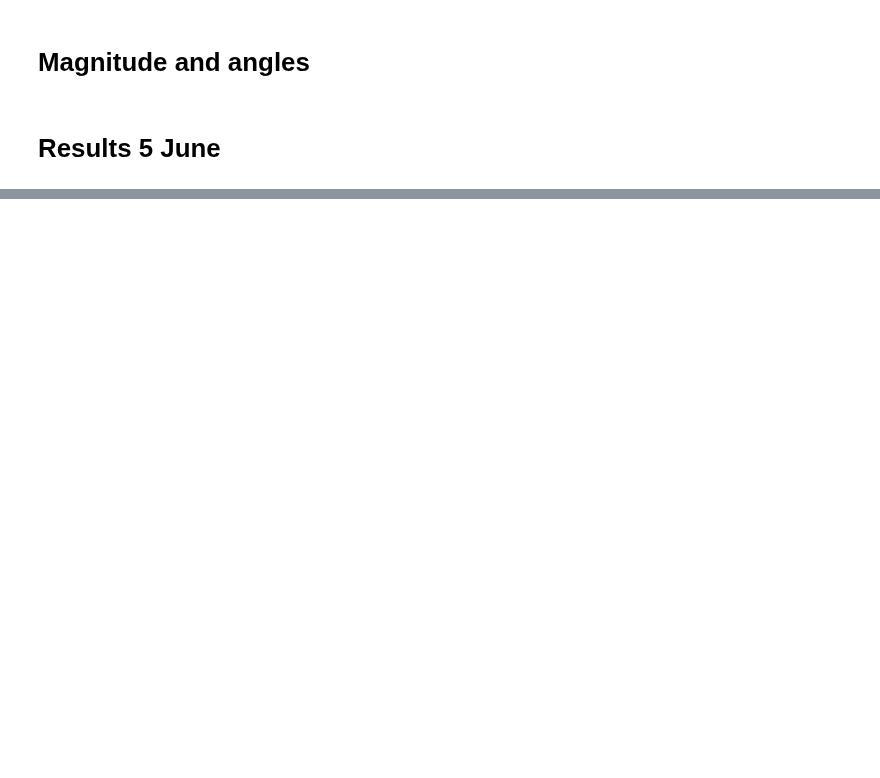
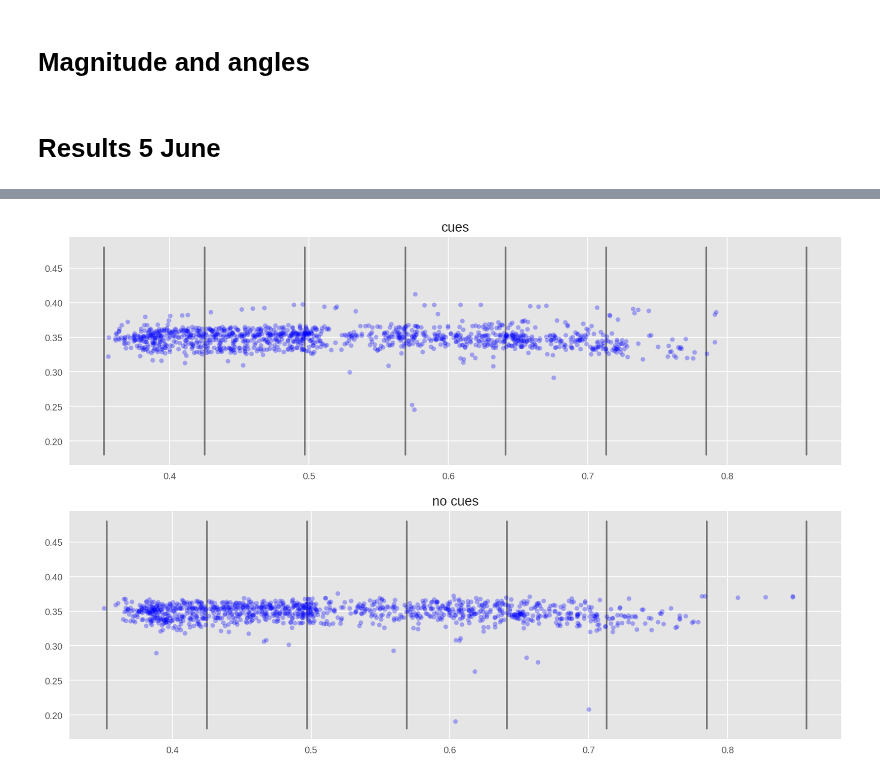
Before and after one commit to Roman-Belenya/perception_and_action, a Jupyter notebook: explore.ipynb, the cells around one changed output, grey strips where cells are left out. Saved outputs shown, nothing was run; the diff lists cells and outputs as text; code cells hidden in the pictures; blank space fills up the shorter version.

```diff
--- a/explore.ipynb
+++ b/explore.ipynb
@@ -147,0 +215,20 @@ plt.show()
+# %%
+# Fixations for occlusion, cue vs no cue, left to right
+
+ocl_fixations = fixations[(fixations['condition'] == 'Occlusion_Cue_LeftToRight') & (fixations['off_screen'] == False)]
+onl_fixations = fixations[(fixations['condition'] == 'Occlusion_NoCue_LeftToRight') & (fixations['off_screen'] == False)]
+
+fig = plt.figure(figsize = [15, 10])
+ax1 = fig.add_subplot(211)
+draw_cues(ax1, ybottom = 0.18, ytop = 0.48)
+ax1.plot(ocl_fixations['centre_x'], ocl_fixations['centre_z'], 'b.', alpha = 0.3, markersize = 10)
+ax1.set_title('cues')
+
+ax2 = fig.add_subplot(212)
+draw_cues(ax2, ybottom = 0.18, ytop = 0.48)
+ax2.plot(onl_fixations['centre_x'], onl_fixations['centre_z'], 'b.', alpha = 0.3, markersize = 10)
+ax2.set_title('no cues')
+
+plt.show()
+# %% [output]
+[figure, added]
```
Also changed, not shown: parts of 21 cells of this notebook, 2 other files.
